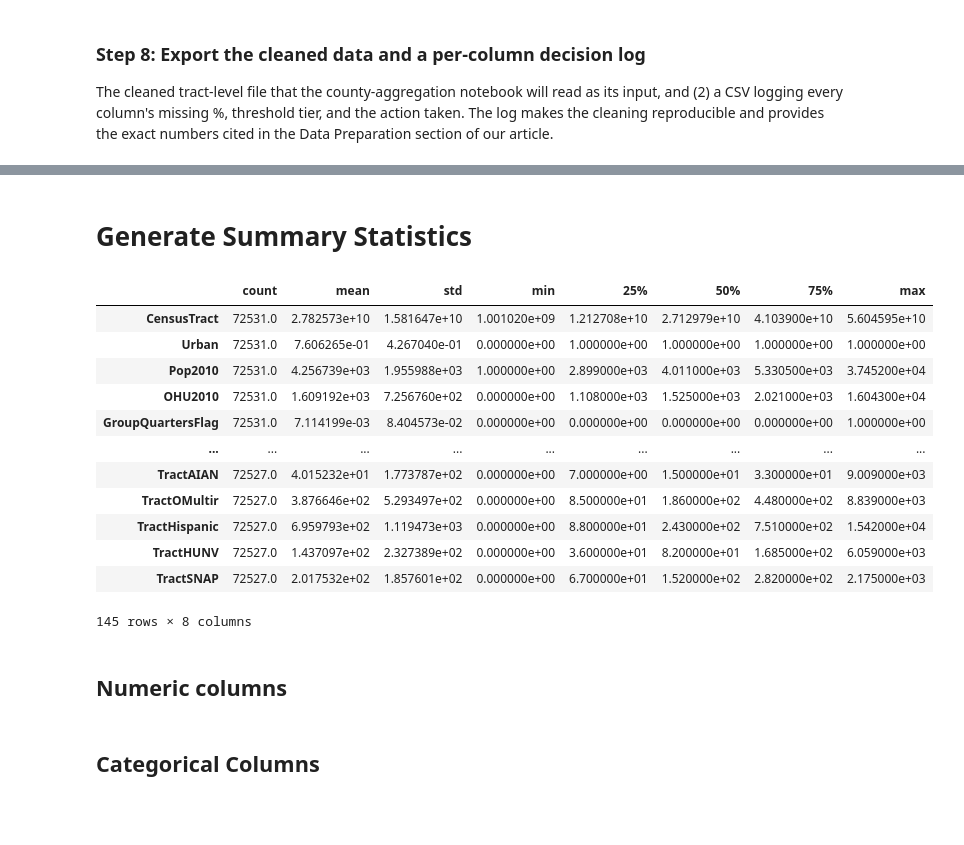
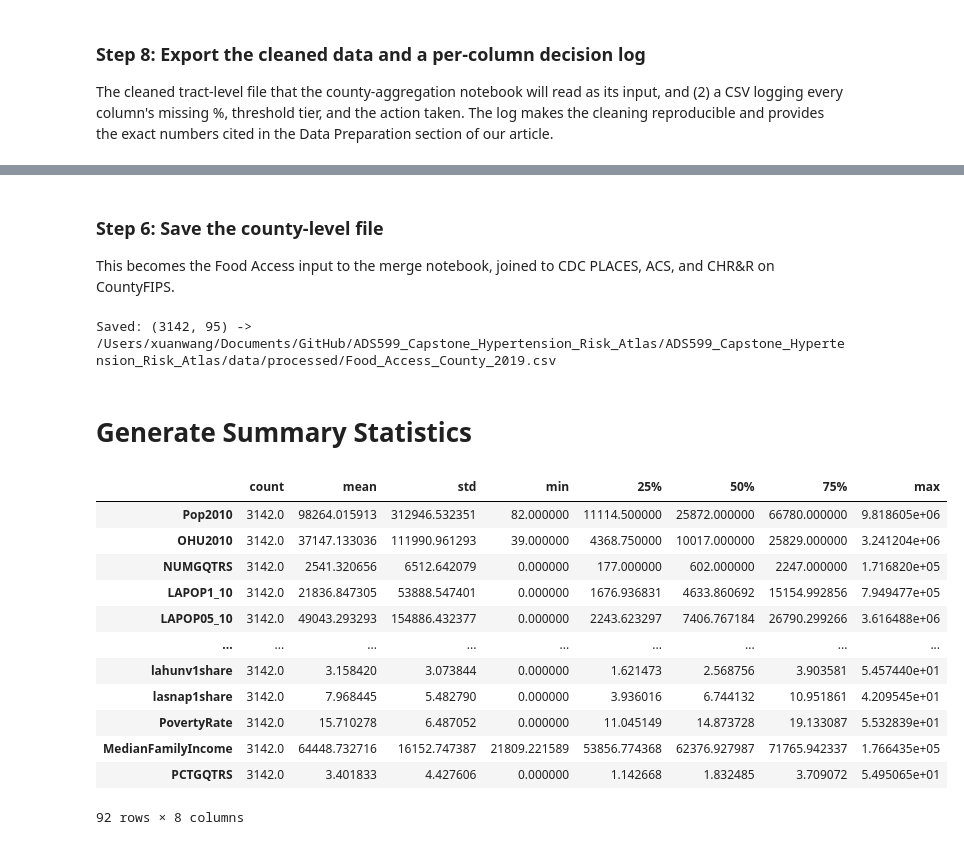
Before and after one commit to ngwalker93/ads599-capstone-hypertension-risk-atlas, a Jupyter notebook: code/validation/03_eda_FoodAccess.ipynb, the cells around one changed output, grey strips where cells are left out. Cells and saved outputs as stored; diff of their text form; code cells hidden in the pictures; blank space fills up the shorter version.

Commit message:
Finished aggregation county profile to 3142 unique FIPS

```diff
--- a/code/validation/03_eda_FoodAccess.ipynb
+++ b/code/validation/03_eda_FoodAccess.ipynb
@@ -506,0 +560,18 @@ display(unique_summary.sort_values("unique_count"))
+# %%
+id_cols = ['CensusTract', 'State', 'County', 'CountyFIPS']
+
+# 0/1 flags: integer columns whose only values are 0 and 1
+flag_cols = [c for c in df_clean.columns
+             if c not in id_cols
+             and df_clean[c].dropna().isin([0, 1]).all()]
+
+# rates/shares: end in "share" or are known rates
+rate_cols = [c for c in df_clean.columns if c.endswith('share')]
+rate_cols += ['PovertyRate', 'MedianFamilyIncome', 'PCTGQTRS']
+
+# counts: every remaining numeric column
+count_cols = [c for c in df_clean.columns
+              if c not in id_cols + flag_cols + rate_cols]
+
+print(f"flags: {len(flag_cols)}, rates: {len(rate_cols)}, counts: {len(count_cols)}")
+print("\nFlags found:", flag_cols)
@@ -506,0 +588,23 @@ display(unique_summary.sort_values("unique_count"))
+# %%
+temp = df_clean.copy()
+weight_cols = flag_cols + rate_cols
+
+# 1) multiply by population
+for col in weight_cols:
+    temp[col + '_x_pop'] = temp[col] * temp['Pop2010']
+
+# 2) one groupby-sum for everything
+sum_cols = count_cols + [c + '_x_pop' for c in weight_cols]
+county = temp.groupby('CountyFIPS')[sum_cols].sum()
+
+# 3) divide to finish the weighted means
+for col in weight_cols:
+    county[col] = county[col + '_x_pop'] / county['Pop2010']
+    county = county.drop(columns=col + '_x_pop')
+
+# 4) bring back state and county names
+county[['State', 'County']] = df_clean.groupby('CountyFIPS')[['State', 'County']].first()
+county = county.reset_index()
+
+print("County table shape:", county.shape)
+county.head()
@@ -507,22 +679,29 @@ display(unique_summary.sort_values("unique_count"))
+# %% [markdown]
+### Step 6: Save the county-level file
+
+This becomes the Food Access input to the merge notebook, joined to
+CDC PLACES, ACS, and CHR&R on CountyFIPS.
+# %%
+out_path = base_path / "data" / "processed" / "Food_Access_County_2019.csv"
+county.to_csv(out_path, index=False)
+print("Saved:", county.shape, "->", out_path)
+# %% [output]
+Saved: (3142, 95) -> /Users/xuanwang/Documents/GitHub/ADS599_Capstone_Hypertension_Risk_Atlas/ADS599_Capstone_Hypertension_Risk_Atlas/data/processed/Food_Access_County_2019.csv
 # %% [markdown]
 # Generate Summary Statistics
 # %%
-df.describe().T
+county.describe().T
 # %% [output]
 |  | count | mean | std | min | 25% | 50% | 75% | max |
-| CensusTract | 72531.0 | 2.782573e+10 | 1.581647e+10 | 1.001020e+09 | 1.212708e+10 | 2.712979e+10 | 4.103900e+10 | 5.604595e+10 |
-| Urban | 72531.0 | 7.606265e-01 | 4.267040e-01 | 0.000000e+00 | 1.000000e+00 | 1.000000e+00 | 1.000000e+00 | 1.000000e+00 |
-| Pop2010 | 72531.0 | 4.256739e+03 | 1.955988e+03 | 1.000000e+00 | 2.899000e+03 | 4.011000e+03 | 5.330500e+03 | 3.745200e+04 |
-| OHU2010 | 72531.0 | 1.609192e+03 | 7.256760e+02 | 0.000000e+00 | 1.108000e+03 | 1.525000e+03 | 2.021000e+03 | 1.604300e+04 |
-| GroupQuartersFlag | 72531.0 | 7.114199e-03 | 8.404573e-02 | 0.000000e+00 | 0.000000e+00 | 0.000000e+00 | 0.000000e+00 | 1.000000e+00 |
+| Pop2010 | 3142.0 | 98264.015913 | 312946.532351 | 82.000000 | 11114.500000 | 25872.000000 | 66780.000000 | 9.818605e+06 |
+| OHU2010 | 3142.0 | 37147.133036 | 111990.961293 | 39.000000 | 4368.750000 | 10017.000000 | 25829.000000 | 3.241204e+06 |
+| NUMGQTRS | 3142.0 | 2541.320656 | 6512.642079 | 0.000000 | 177.000000 | 602.000000 | 2247.000000 | 1.716820e+05 |
+| LAPOP1_10 | 3142.0 | 21836.847305 | 53888.547401 | 0.000000 | 1676.936831 | 4633.860692 | 15154.992856 | 7.949477e+05 |
+| LAPOP05_10 | 3142.0 | 49043.293293 | 154886.432377 | 0.000000 | 2243.623297 | 7406.767184 | 26790.299266 | 3.616488e+06 |
 | ... | ... | ... | ... | ... | ... | ... | ... | ... |
-| TractAIAN | 72527.0 | 4.015232e+01 | 1.773787e+02 | 0.000000e+00 | 7.000000e+00 | 1.500000e+01 | 3.300000e+01 | 9.009000e+03 |
-| TractOMultir | 72527.0 | 3.876646e+02 | 5.293497e+02 | 0.000000e+00 | 8.500000e+01 | 1.860000e+02 | 4.480000e+02 | 8.839000e+03 |
-| TractHispanic | 72527.0 | 6.959793e+02 | 1.119473e+03 | 0.000000e+00 | 8.800000e+01 | 2.430000e+02 | 7.510000e+02 | 1.542000e+04 |
-| TractHUNV | 72527.0 | 1.437097e+02 | 2.327389e+02 | 0.000000e+00 | 3.600000e+01 | 8.200000e+01 | 1.685000e+02 | 6.059000e+03 |
-| TractSNAP | 72527.0 | 2.017532e+02 | 1.857601e+02 | 0.000000e+00 | 6.700000e+01 | 1.520000e+02 | 2.820000e+02 | 2.175000e+03 |
+| lahunv1share | 3142.0 | 3.158420 | 3.073844 | 0.000000 | 1.621473 | 2.568756 | 3.903581 | 5.457440e+01 |
+| lasnap1share | 3142.0 | 7.968445 | 5.482790 | 0.000000 | 3.936016 | 6.744132 | 10.951861 | 4.209545e+01 |
+| PovertyRate | 3142.0 | 15.710278 | 6.487052 | 0.000000 | 11.045149 | 14.873728 | 19.133087 | 5.532839e+01 |
+| MedianFamilyIncome | 3142.0 | 64448.732716 | 16152.747387 | 21809.221589 | 53856.774368 | 62376.927987 | 71765.942337 | 1.766435e+05 |
+| PCTGQTRS | 3142.0 | 3.401833 | 4.427606 | 0.000000 | 1.142668 | 1.832485 | 3.709072 | 5.495065e+01 |
-145 rows × 8 columns
+92 rows × 8 columns
-# %% [markdown]
-## Numeric columns
-# %% [markdown]
-## Categorical Columns
```
Also changed, not shown: parts of 21 cells of this notebook.
